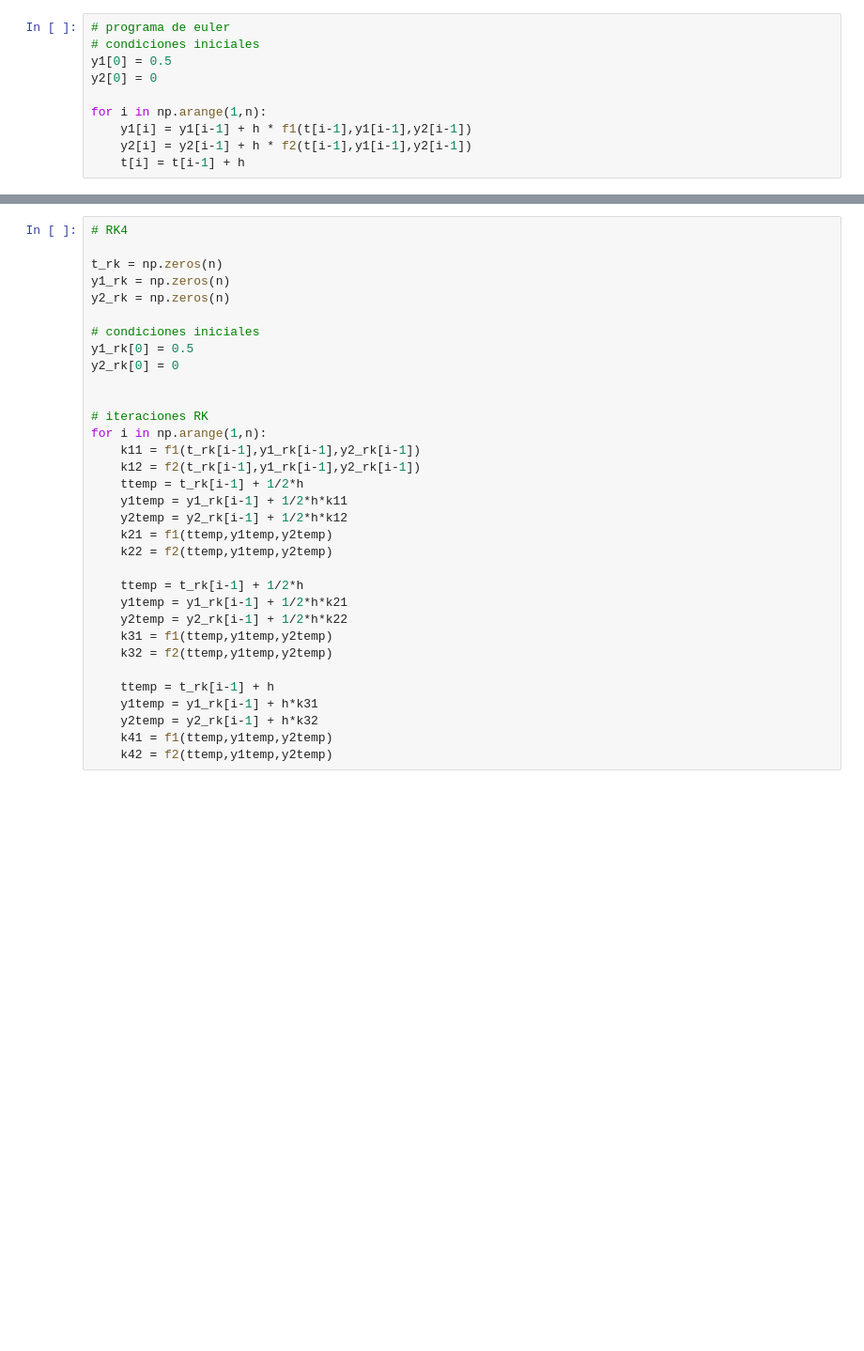
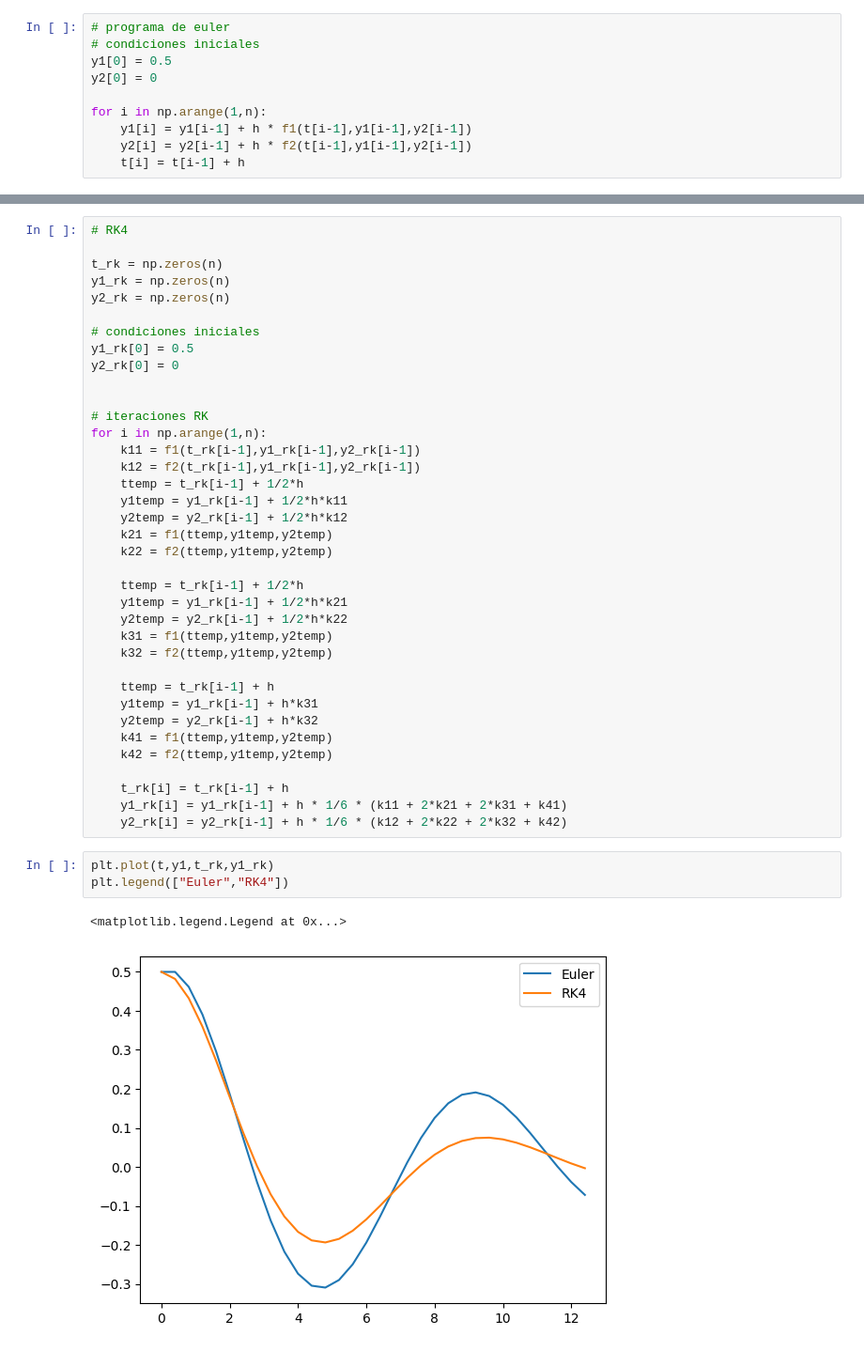
Before and after one commit to cjuarezramos/MMS2023, a Jupyter notebook: Ej0831_SMRA_Num.ipynb, the cells around one changed output, grey strips where cells are left out. Shown at 94% size. Saved outputs shown, nothing was run; the diff lists cells and outputs as text; blank space fills up the shorter version.

```diff
--- a/Ej0831_SMRA_Num.ipynb
+++ b/Ej0831_SMRA_Num.ipynb
@@ -97,3 +97,13 @@ for i in np.arange(1,n):
     y2temp = y2_rk[i-1] + h*k32
     k41 = f1(ttemp,y1temp,y2temp)
     k42 = f2(ttemp,y1temp,y2temp)
+
+    t_rk[i] = t_rk[i-1] + h
+    y1_rk[i] = y1_rk[i-1] + h * 1/6 * (k11 + 2*k21 + 2*k31 + k41)
+    y2_rk[i] = y2_rk[i-1] + h * 1/6 * (k12 + 2*k22 + 2*k32 + k42)
+# %%
+plt.plot(t,y1,t_rk,y1_rk)
+plt.legend(["Euler","RK4"])
+# %% [output]
+<matplotlib.legend.Legend at 0x...>
+[figure, added]
```
Also changed, not shown: parts of 7 cells of this notebook.
